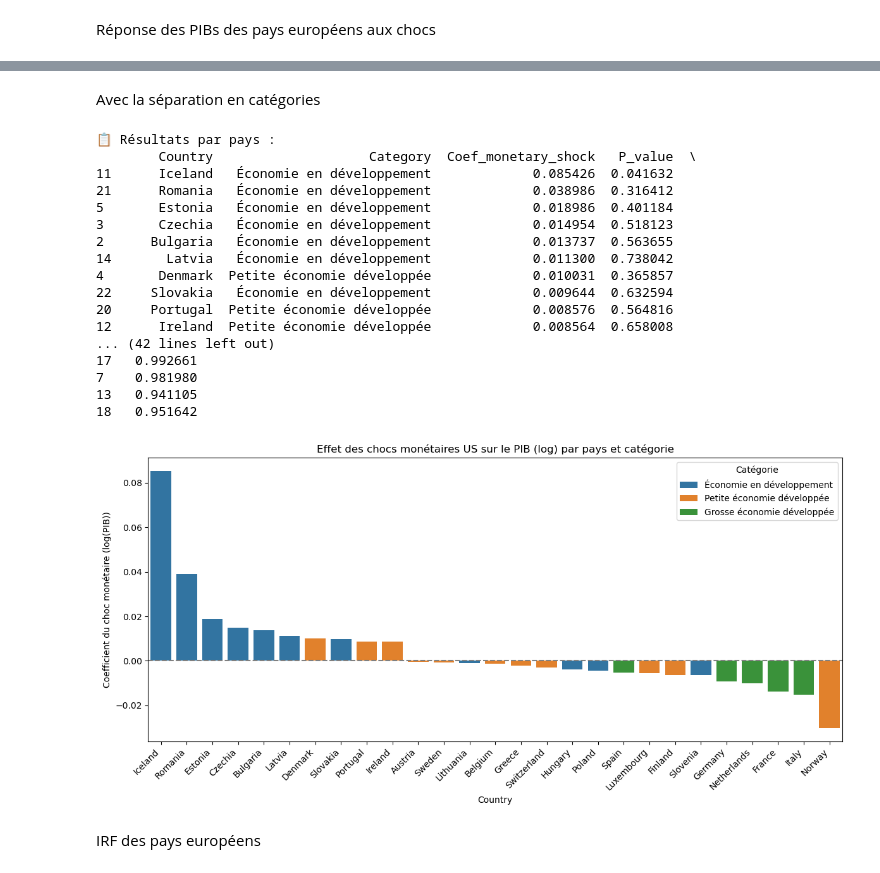
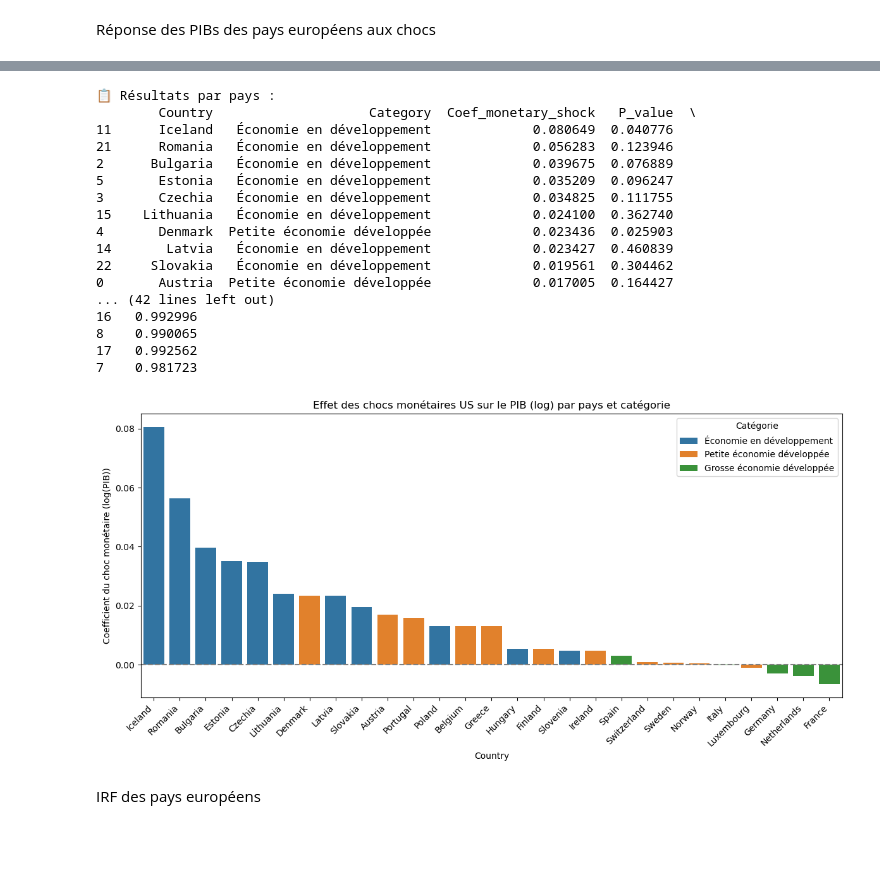
Before and after one commit to enriquealarcon01/Stat-App, a Jupyter notebook: modèle/modèle US.ipynb, the cells around one changed output, grey strips where cells are left out. Drawn from its saved outputs; the diff is of its cells as text; code cells hidden in the pictures; blank space fills up the shorter version.

```diff
--- a/modèle/modèle US.ipynb
+++ b/modèle/modèle US.ipynb
@@ -858,22 +845,0 @@ Réponse du PIB américain aux chocs
-# %%
-df = data_US_clean.copy()
-
-# 2. Définir les lags du PIB
-for lag in range(1, 5):
-    df[f'GDP_lag{lag}'] = df['GDPC1_log'].shift(lag)
-
-# 3. Ajouter la tendance quadratique
-df['trend'] = range(len(df))
-df['trend_sq'] = df['trend'] ** 2
-
-# 4. Supprimer les lignes avec NaN (causées par les lags)
-df_model = df.dropna(subset=['GDPC1_log', 'monetary_shocks', 'GDP_lag1', 'GDP_lag2', 'GDP_lag3', 'GDP_lag4'])
-
-# 5. Variables dépendante et explicatives
-Y = df_model['GDPC1_log']  # ou un horizon de forecast y_{t+h} si tu décales Y
-X = df_model[['monetary_shocks', 'GDP_lag1', 'GDP_lag2', 'GDP_lag3', 'GDP_lag4', 'trend', 'trend_sq']]
-X = sm.add_constant(X)
-
-# 6. Régression
-model = sm.OLS(Y, X).fit()
-print(model.summary())
@@ -1176,5 +1045,3 @@ plt.show()
-# %% [markdown]
-Avec la séparation en catégories
 # %%
 categories = {
     "Économie en développement": [
@@ -1190,8 +1057,6 @@ categories = {
     ]
 }
 # %%
-import seaborn as sns
-
 def get_category(country):
     for cat, countries in categories.items():
         if country in countries:
@@ -1216,7 +1081,7 @@ df_target["Category"] = df_target["Country"].apply(get_category)
 
 # --- 4. Régressions pays par pays ---
 results = []
-required_cols = ["Value", "monetary_shocks", "lag1", "lag2", "lag3", "lag4", "trend", "trend_sq"]
+required_cols = ["Value", "monetary_shocks_2lags_v3", "lag1", "lag2", "lag3", "lag4", "trend", "trend_sq"]
 
 for country in df_target["Country"].unique():
     sub = df_target[df_target["Country"] == country].dropna(subset=required_cols)
@@ -1224,57 +1089,57 @@ for country in df_target["Country"].unique():
     if len(sub) < 10:
         continue
 
-    X = sub[["monetary_shocks", "lag1", "lag2", "lag3", "lag4", "trend", "trend_sq"]]
+    X = sub[["monetary_shocks_2lags_v3", "lag1", "lag2", "lag3", "lag4", "trend", "trend_sq"]]
     X = sm.add_constant(X)
     y = sub["Value"]
 
     model = sm.OLS(y, X).fit()
-    coef = model.params["monetary_shocks"]
-    pval = model.pvalues["monetary_shocks"]
+    coef = model.params["monetary_shocks_2lags_v3"]
+    pval = model.pvalues["monetary_shocks_2lags_v3"]
     category = get_category(country)
 
     results.append({
         "Country": country,
         "Category": category,
         "Coef_monetary_shock": coef,
         "P_value": pval,
         "R_squared": model.rsquared
     })
 
 # --- 5. Résultats ---
 results_df = pd.DataFrame(results).sort_values("Coef_monetary_shock", ascending=False)
 
 print("\n📋 Résultats par pays :")
 print(results_df)
 
 # --- 6. Graphique groupé par catégorie ---
 plt.figure(figsize=(12, 6))
 sns.barplot(data=results_df, x="Country", y="Coef_monetary_shock", hue="Category", dodge=False)
 plt.axhline(0, color="gray", linestyle="--")
 plt.title("Effet des chocs monétaires US sur le PIB (log) par pays et catégorie")
 plt.ylabel("Coefficient du choc monétaire (log(PIB))")
 plt.xticks(rotation=45, ha="right")
 plt.legend(title="Catégorie")
 plt.tight_layout()
 plt.show()
 # %% [output]
 📋 Résultats par pays :
         Country                    Category  Coef_monetary_shock   P_value  \
-11      Iceland   Économie en développement             0.085426  0.041632
-21      Romania   Économie en développement             0.038986  0.316412
-5       Estonia   Économie en développement             0.018986  0.401184
-3       Czechia   Économie en développement             0.014954  0.518123
-2      Bulgaria   Économie en développement             0.013737  0.563655
-14       Latvia   Économie en développement             0.011300  0.738042
-4       Denmark  Petite économie développée             0.010031  0.365857
-22     Slovakia   Économie en développement             0.009644  0.632594
-20     Portugal  Petite économie développée             0.008576  0.564816
-12      Ireland  Petite économie développée             0.008564  0.658008
+11      Iceland   Économie en développement             0.080649  0.040776
+21      Romania   Économie en développement             0.056283  0.123946
+2      Bulgaria   Économie en développement             0.039675  0.076889
+5       Estonia   Économie en développement             0.035209  0.096247
+3       Czechia   Économie en développement             0.034825  0.111755
+15    Lithuania   Économie en développement             0.024100  0.362740
+4       Denmark  Petite économie développée             0.023436  0.025903
+14       Latvia   Économie en développement             0.023427  0.460839
+22     Slovakia   Économie en développement             0.019561  0.304462
+0       Austria  Petite économie développée             0.017005  0.164427
 ... (42 lines left out)
-17   0.992661
-7    0.981980
-13   0.941105
-18   0.951642
+16   0.992996
+8    0.990065
+17   0.992562
+7    0.981723
-[figure, old version]
+[figure, new version]
 # %% [markdown]
 IRF des pays européens
```
Also changed, not shown: parts of 23 cells of this notebook, 2 other files.
